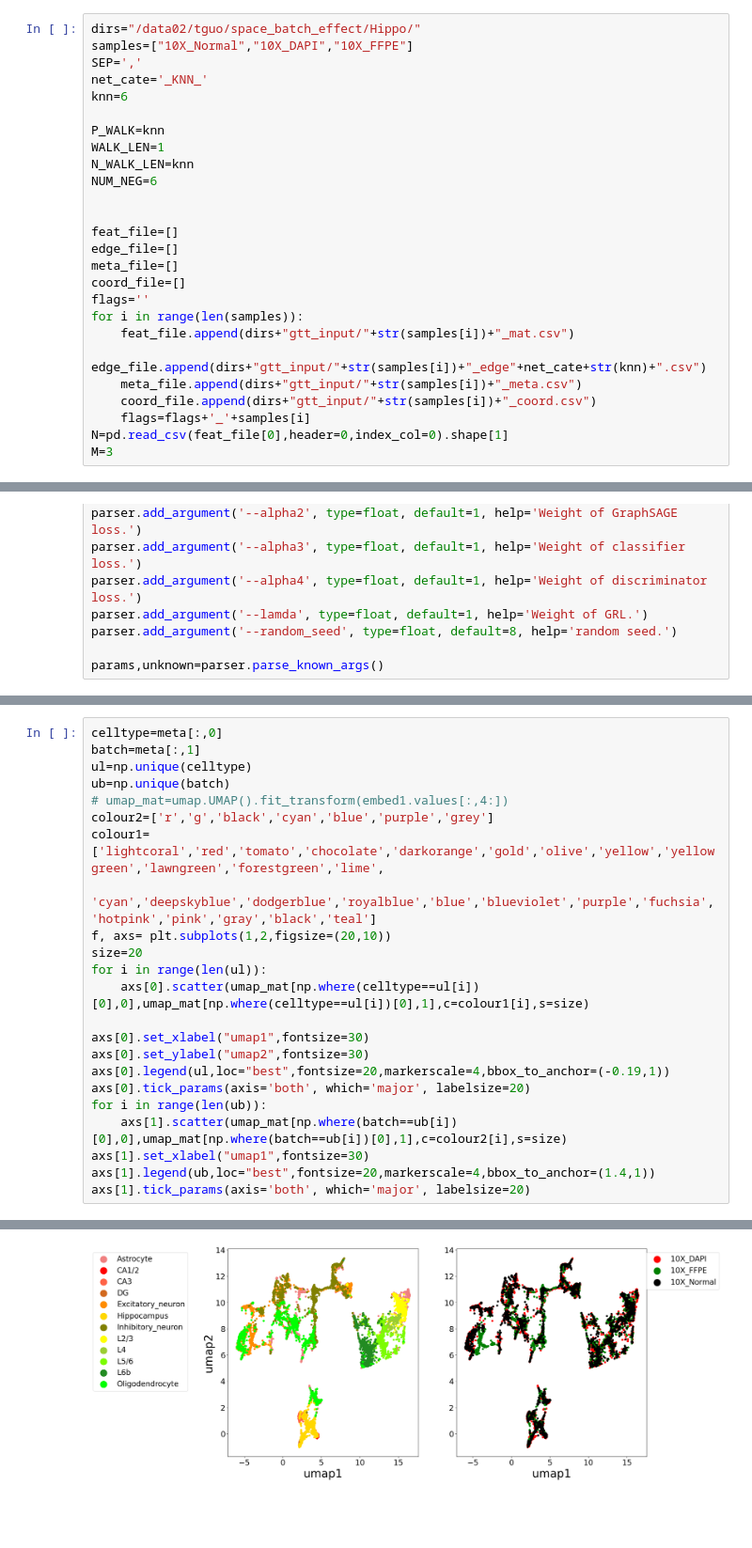
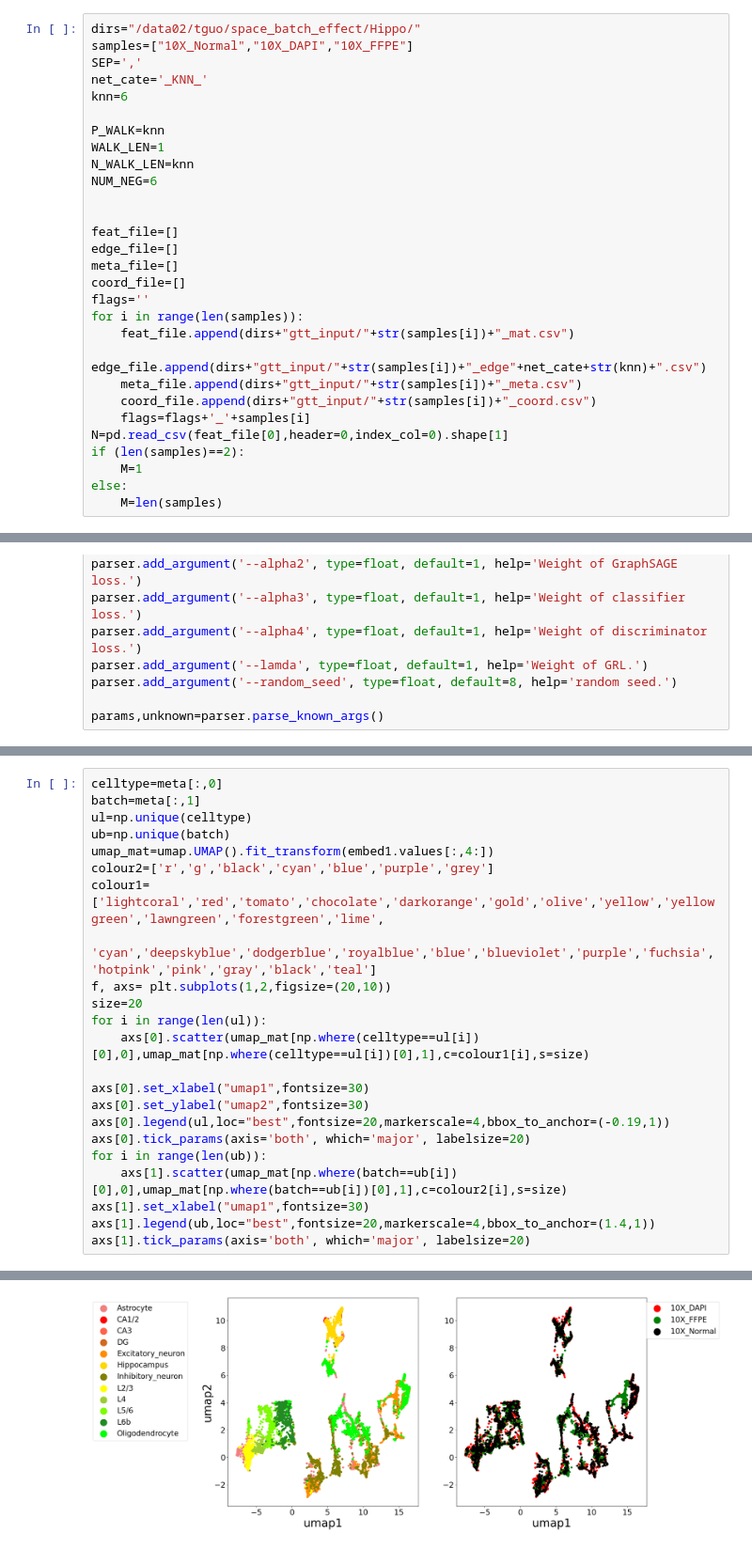
Before and after one commit to TheLittleJimmy/SPIRAL_pyG, a Jupyter notebook: demo/demo_coronal.ipynb, the cells around one changed output, grey strips where cells are left out. Shown at 94% size. Cells and saved outputs as stored; diff of their text form; blank space fills up the shorter version.

```diff
--- a/demo/demo_coronal.ipynb
+++ b/demo/demo_coronal.ipynb
@@ -47,7 +48,10 @@ for i in range(len(samples)):
     coord_file.append(dirs+"gtt_input/"+str(samples[i])+"_coord.csv")
     flags=flags+'_'+samples[i]
 N=pd.read_csv(feat_file[0],header=0,index_col=0).shape[1]
-M=3
+if (len(samples)==2):
+    M=1
+else:
+    M=len(samples)
 # %%
 parser = argparse.ArgumentParser()
 
@@ -104,7 +108,7 @@ celltype=meta[:,0]
 batch=meta[:,1]
 ul=np.unique(celltype)
 ub=np.unique(batch)
-# umap_mat=umap.UMAP().fit_transform(embed1.values[:,4:])
+umap_mat=umap.UMAP().fit_transform(embed1.values[:,4:])
 colour2=['r','g','black','cyan','blue','purple','grey']
 colour1=['lightcoral','red','tomato','chocolate','darkorange','gold','olive','yellow','yellowgreen','lawngreen','forestgreen','lime',
        'cyan','deepskyblue','dodgerblue','royalblue','blue','blueviolet','purple','fuchsia','hotpink','pink','gray','black','teal']
@@ -126 +131 @@ axs[1].tick_params(axis='both', which='major', labelsize=20)
-[figure, old version]
+[figure, new version]
```
Also changed, not shown: parts of 9 cells of this notebook, 4 other files.
